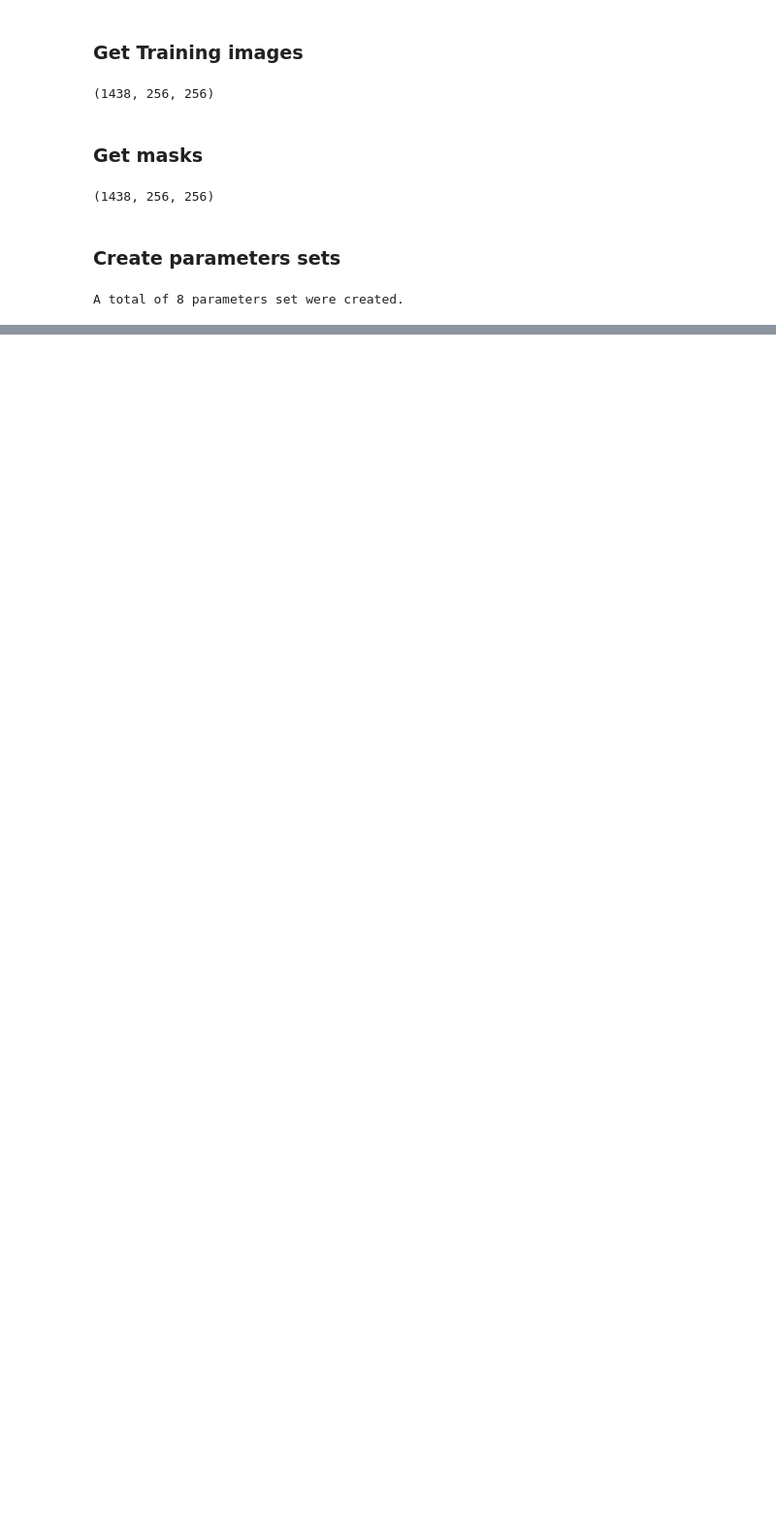
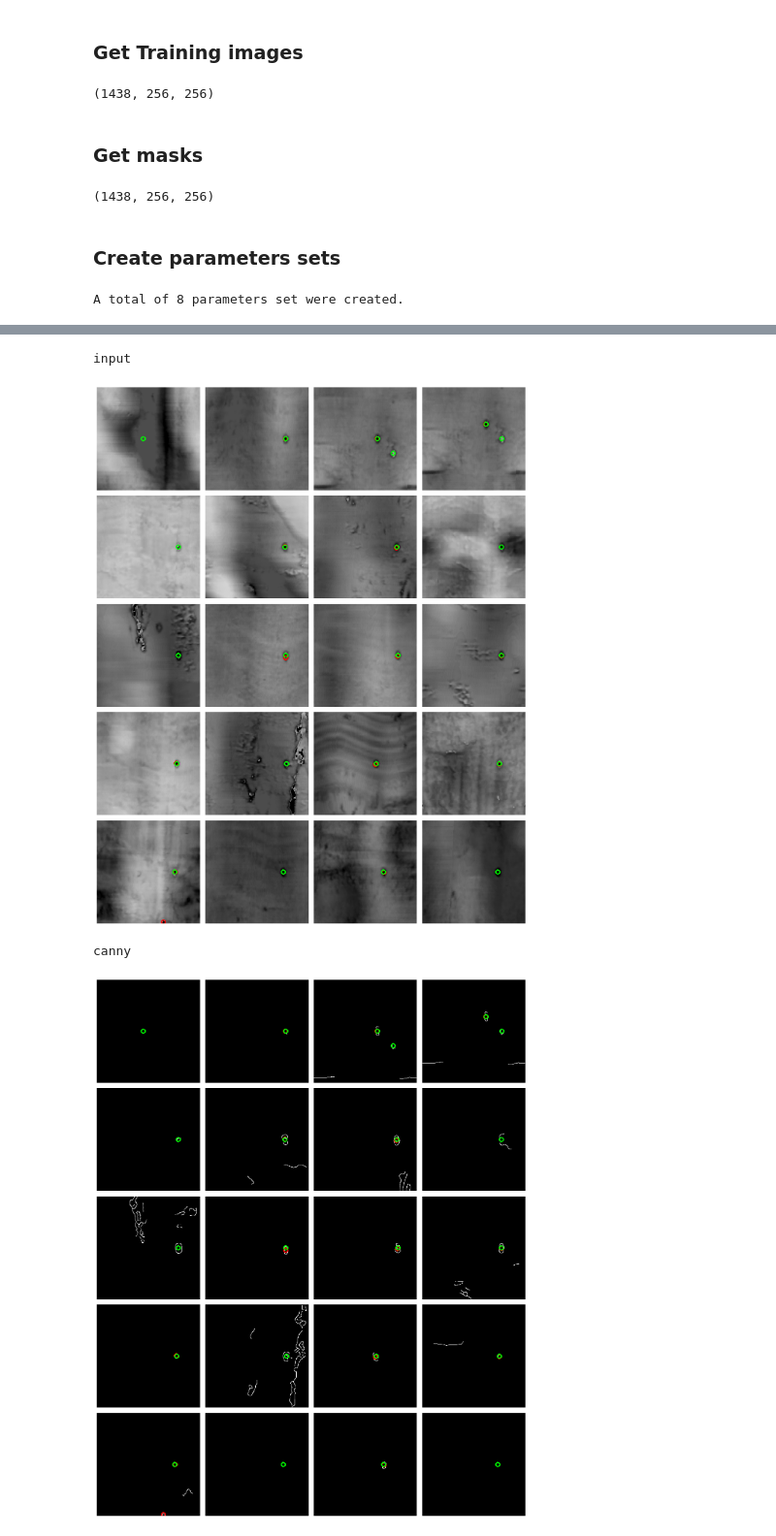
Before and after one commit to AnthonyAposta/sidewall-coring-detection, a Jupyter notebook: image_log_project/optimize_coring_detector.ipynb, the cells around one changed output, grey strips where cells are left out. Shown at 97% size. Drawn from its saved outputs; the diff is of its cells as text; code cells hidden in the pictures; blank space fills up the shorter version.

```diff
--- a/image_log_project/optimize_coring_detector.ipynb
+++ b/image_log_project/optimize_coring_detector.ipynb
@@ -121,0 +135,9 @@ clf.best_params_
+# %%
+for i in detecor.all_transforms:
+    print(i)
+    plot_images(detecor.all_transforms[i], pred_centroids=predictions, true_centroids=masks_centroids, n=4*5)
+# %% [output]
+input
+[figure, added]
+canny
+[figure, added]
```
Also changed, not shown: parts of 10 cells of this notebook, 2 other files.
